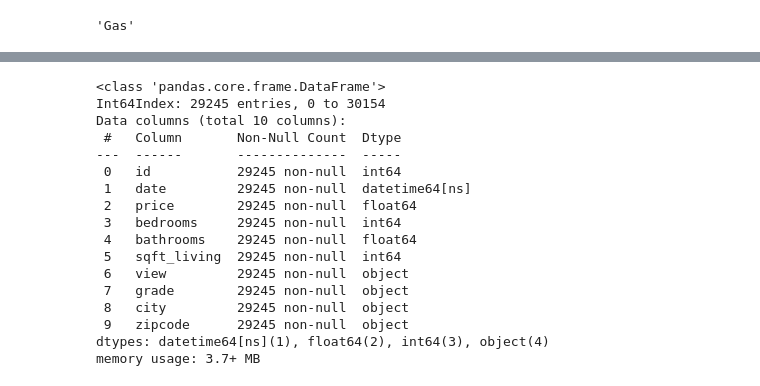
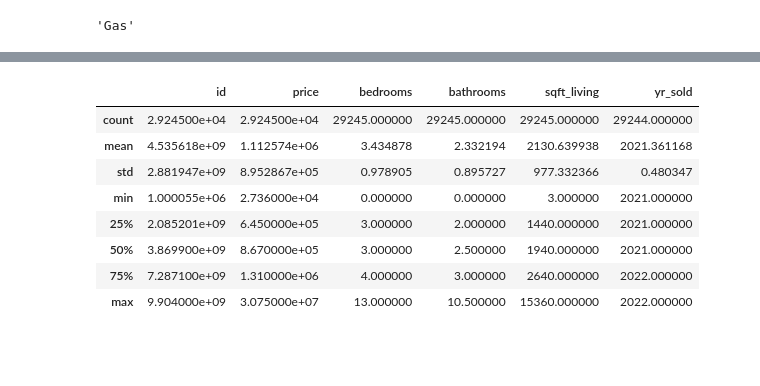
Before and after one commit to vladiseki/Housing_Prices_P2_Project, a Jupyter notebook: individual_notebooks/VS_housing_prices_rough_jn.ipynb, the cells around one changed output, grey strips where cells are left out. Drawn from its saved outputs; the diff is of its cells as text; code cells hidden in the pictures; blank space fills up the shorter version.

```diff
--- a/individual_notebooks/VS_housing_prices_rough_jn.ipynb
+++ b/individual_notebooks/VS_housing_prices_rough_jn.ipynb
@@ -626,22 +766,14 @@ clean_houses_test = clean_houses.drop(columns=["sqft_above",'sqft_basement','sqf
                                               'heat_source','sewer_system','state','$/sf','yr_built',
                                               'yr_renovated','address','lat','long','floors'])
 # %%
-clean_houses_test.info()
+clean_houses_test.describe()
 # %% [output]
-<class 'pandas.core.frame.DataFrame'>
-Int64Index: 29245 entries, 0 to 30154
-Data columns (total 10 columns):
- #   Column       Non-Null Count  Dtype
----  ------       --------------  -----
- 0   id           29245 non-null  int64
- 1   date         29245 non-null  datetime64[ns]
- 2   price        29245 non-null  float64
- 3   bedrooms     29245 non-null  int64
- 4   bathrooms    29245 non-null  float64
- 5   sqft_living  29245 non-null  int64
- 6   view         29245 non-null  object
- 7   grade        29245 non-null  object
- 8   city         29245 non-null  object
- 9   zipcode      29245 non-null  object
-dtypes: datetime64[ns](1), float64(2), int64(3), object(4)
-memory usage: 3.7+ MB
+|  | id | price | bedrooms | bathrooms | sqft_living | yr_sold |
+| count | 2.924500e+04 | 2.924500e+04 | 29245.000000 | 29245.000000 | 29245.000000 | 29244.000000 |
+| mean | 4.535618e+09 | 1.112574e+06 | 3.434878 | 2.332194 | 2130.639938 | 2021.361168 |
+| std | 2.881947e+09 | 8.952867e+05 | 0.978905 | 0.895727 | 977.332366 | 0.480347 |
+| min | 1.000055e+06 | 2.736000e+04 | 0.000000 | 0.000000 | 3.000000 | 2021.000000 |
+| 25% | 2.085201e+09 | 6.450000e+05 | 3.000000 | 2.000000 | 1440.000000 | 2021.000000 |
+| 50% | 3.869900e+09 | 8.670000e+05 | 3.000000 | 2.500000 | 1940.000000 | 2021.000000 |
+| 75% | 7.287100e+09 | 1.310000e+06 | 4.000000 | 3.000000 | 2640.000000 | 2022.000000 |
+| max | 9.904000e+09 | 3.075000e+07 | 13.000000 | 10.500000 | 15360.000000 | 2022.000000 |
```
Also changed, not shown: parts of 25 cells of this notebook, 3 other files.
